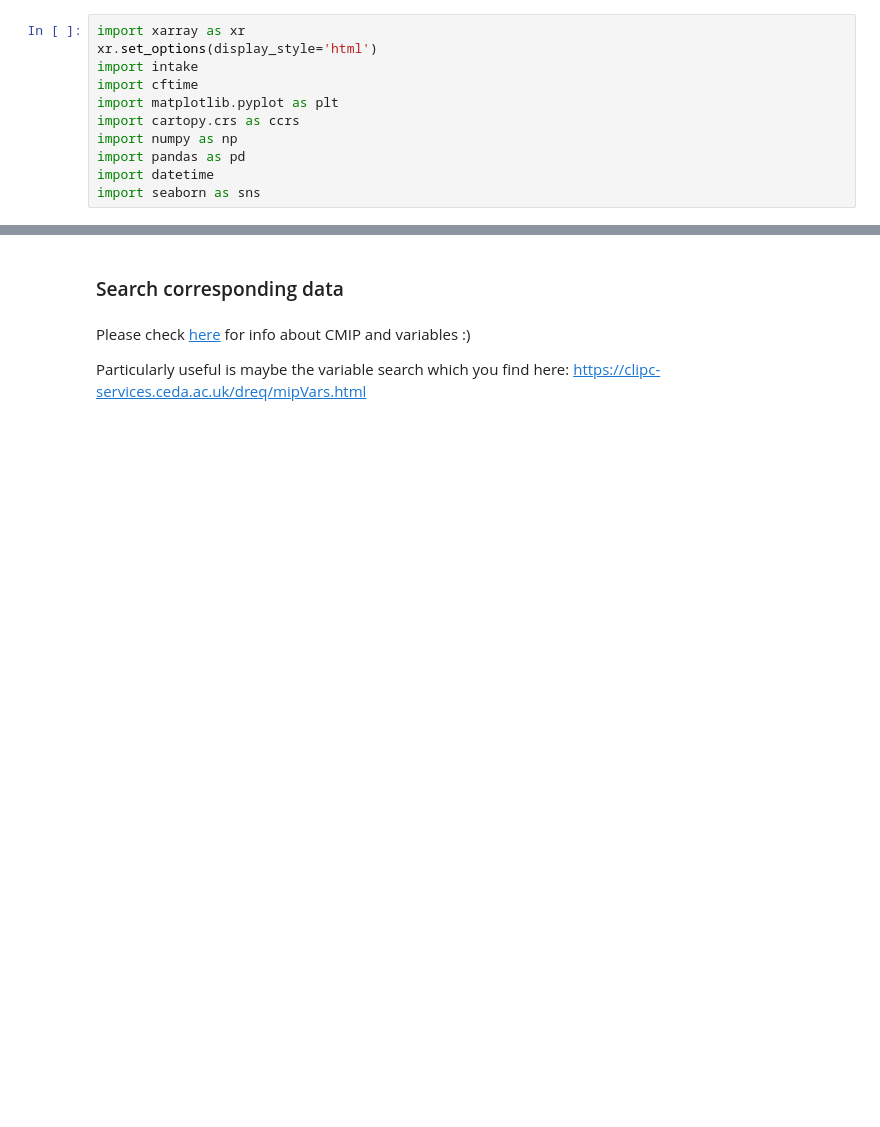
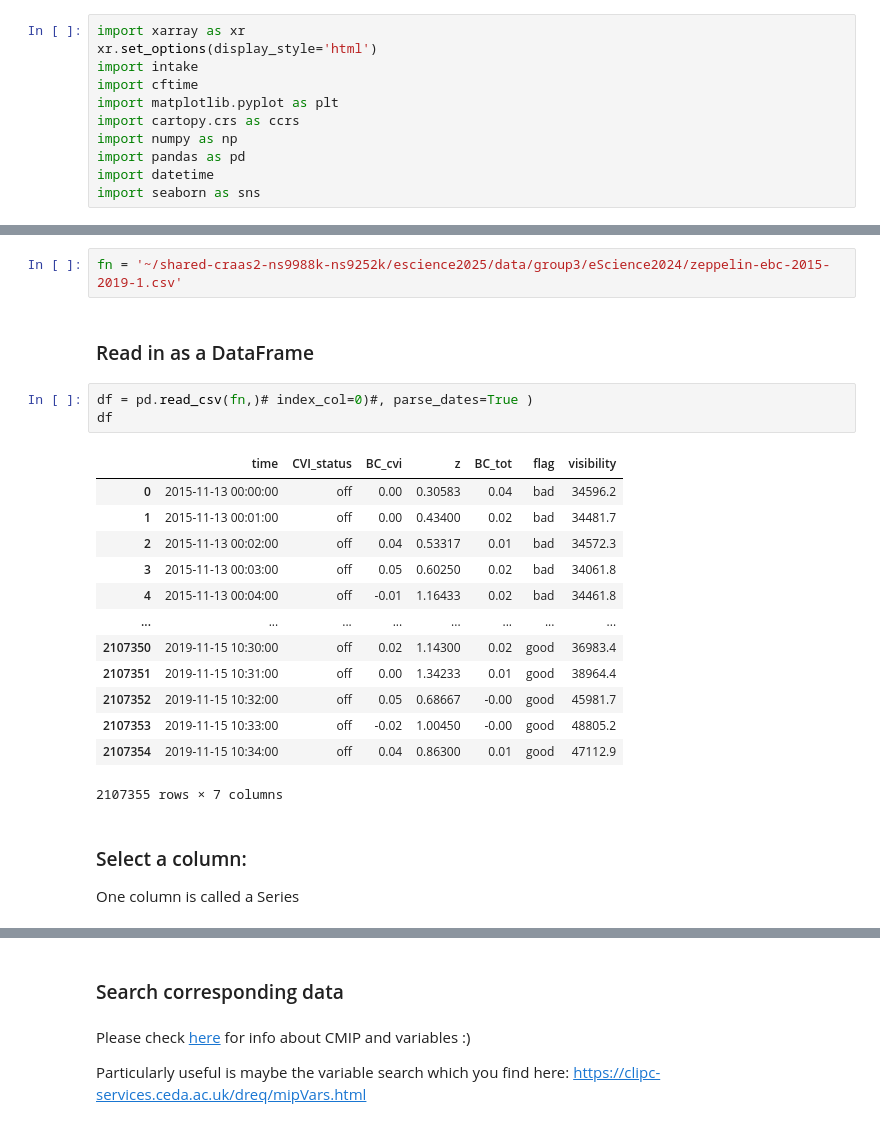
Before and after one commit to MetOs-UiO/eScience2025, a Jupyter notebook: docs/learning/notebooks/some-xarray-pandas-presentation_Sara.ipynb, the cells around one changed output, grey strips where cells are left out. Drawn from its saved outputs; the diff is of its cells as text; blank space fills up the shorter version.

```diff
--- a/docs/learning/notebooks/some-xarray-pandas-presentation_Sara.ipynb
+++ b/docs/learning/notebooks/some-xarray-pandas-presentation_Sara.ipynb
@@ -49,0 +71,25 @@ import seaborn as sns
+# %%
+fn = '~/shared-craas2-ns9988k-ns9252k/escience2025/data/group3/eScience2024/zeppelin-ebc-2015-2019-1.csv'
+# %% [markdown]
+### Read in as a DataFrame
+# %%
+df = pd.read_csv(fn,)# index_col=0)#, parse_dates=True )
+df
+# %% [output]
+|  | time | CVI_status | BC_cvi | z | BC_tot | flag | visibility |
+| 0 | 2015-11-13 00:00:00 | off | 0.00 | 0.30583 | 0.04 | bad | 34596.2 |
+| 1 | 2015-11-13 00:01:00 | off | 0.00 | 0.43400 | 0.02 | bad | 34481.7 |
+| 2 | 2015-11-13 00:02:00 | off | 0.04 | 0.53317 | 0.01 | bad | 34572.3 |
+| 3 | 2015-11-13 00:03:00 | off | 0.05 | 0.60250 | 0.02 | bad | 34061.8 |
+| 4 | 2015-11-13 00:04:00 | off | -0.01 | 1.16433 | 0.02 | bad | 34461.8 |
+| ... | ... | ... | ... | ... | ... | ... | ... |
+| 2107350 | 2019-11-15 10:30:00 | off | 0.02 | 1.14300 | 0.02 | good | 36983.4 |
+| 2107351 | 2019-11-15 10:31:00 | off | 0.00 | 1.34233 | 0.01 | good | 38964.4 |
+| 2107352 | 2019-11-15 10:32:00 | off | 0.05 | 0.68667 | -0.00 | good | 45981.7 |
+| 2107353 | 2019-11-15 10:33:00 | off | -0.02 | 1.00450 | -0.00 | good | 48805.2 |
+| 2107354 | 2019-11-15 10:34:00 | off | 0.04 | 0.86300 | 0.01 | good | 47112.9 |
+2107355 rows × 7 columns
+# %% [markdown]
+### Select a column:
+
+One column is called a Series
```
Also changed, not shown: parts of 60 cells of this notebook.
